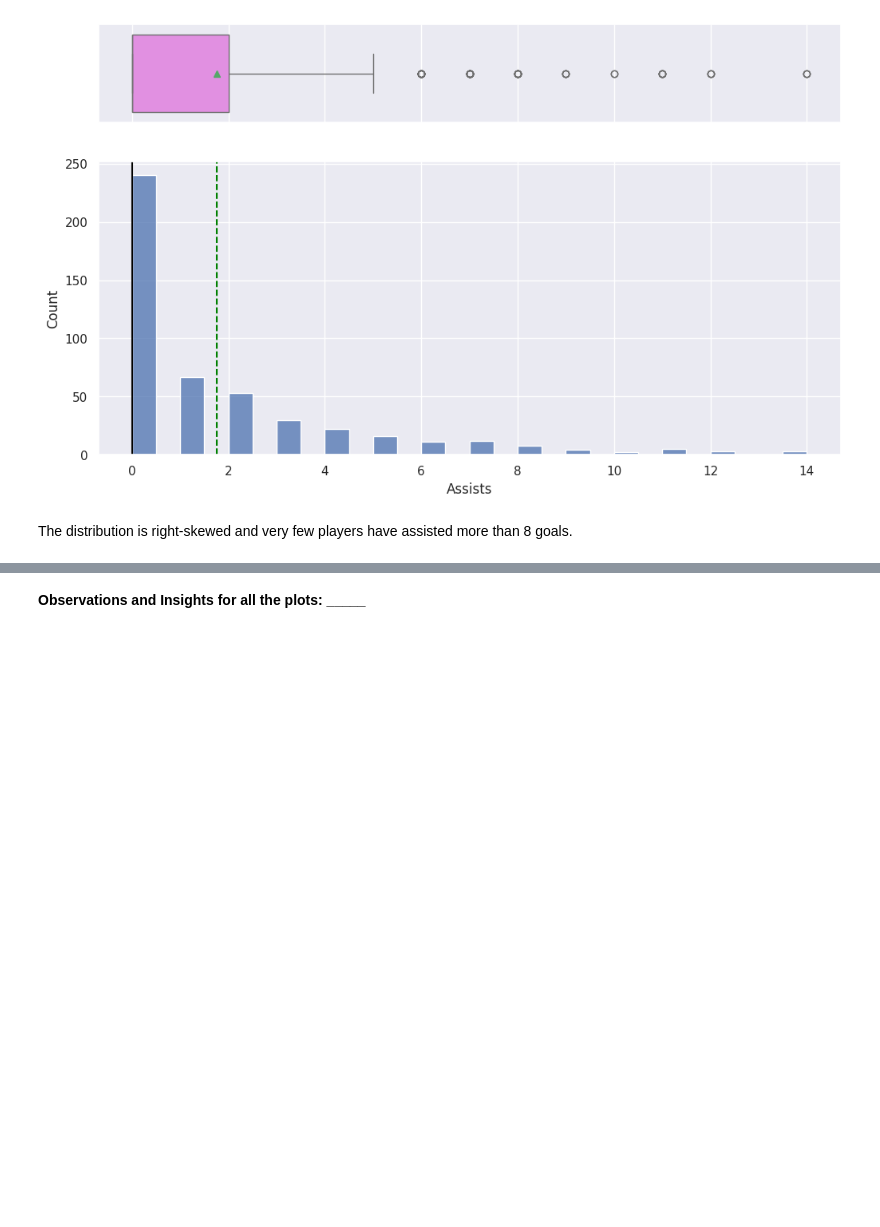
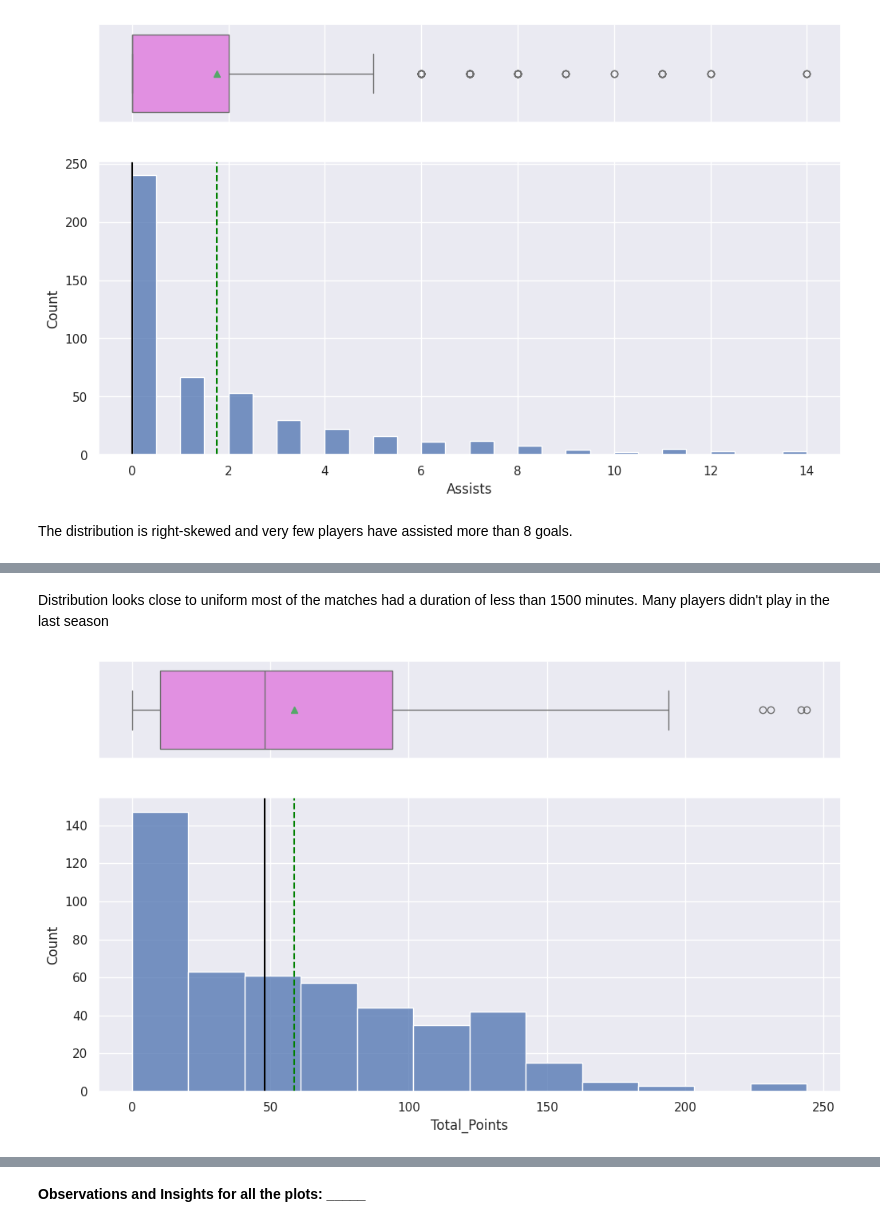
Before and after one commit to vivimtz888/dataanalysis-visualization, a Jupyter notebook: Learner_Notebook_Unsupervised_Learning_Practice_Project.ipynb, the cells around one changed output, grey strips where cells are left out. Cells and saved outputs as stored; diff of their text form; code cells hidden in the pictures; blank space fills up the shorter version.

```diff
--- a/Learner_Notebook_Unsupervised_Learning_Practice_Project.ipynb
+++ b/Learner_Notebook_Unsupervised_Learning_Practice_Project.ipynb
@@ -266,2 +279,9 @@ The distribution is right-skewed and very few players have assisted more than 8
+# %% [markdown]
+Distribution looks close to uniform
+most of the matches had a duration of less than 1500 minutes.
+Many players didn't play in the last season
 # %%
 # Plot the histogram and the boxplot for 'Total_Points'
+histogram_boxplot(df_copy,'Total_Points')
+# %% [output]
+[figure, added]
```
Also changed, not shown: parts of 15 cells of this notebook.
